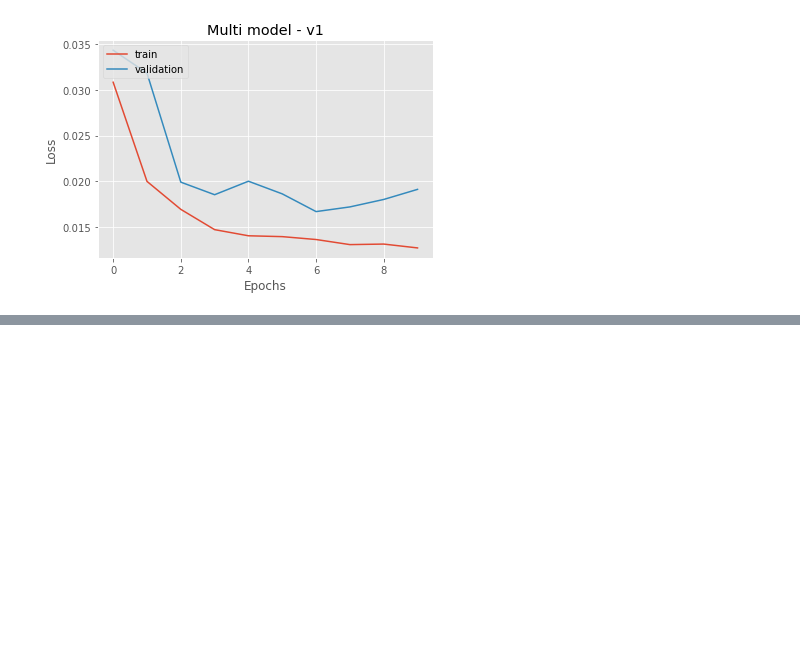
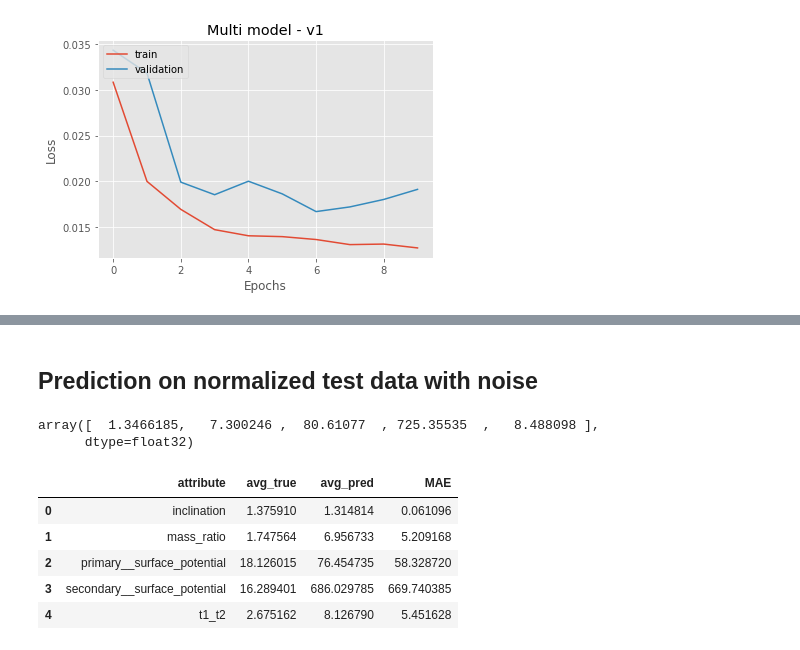
Before and after one commit to AdriNemcikova/DP, a Jupyter notebook: NORM_det_sel_concat.ipynb, the cells around one changed output, grey strips where cells are left out. Drawn from its saved outputs; the diff is of its cells as text; code cells hidden in the pictures; blank space fills up the shorter version.

```diff
--- a/NORM_det_sel_concat.ipynb
+++ b/NORM_det_sel_concat.ipynb
@@ -230,0 +242,12 @@ training_loss(history_multi)
+# %%
+# Adding noise to normalized test data
+X_test_n = []
+y_test_norm_n = []
+for i in range(len(X_test)):
+    for j in range(3):
+        curve = stochastic_noise_generator(X_test[i])
+        X_test_n.append(curve[0])
+        y_test_norm_n.append(y_test[i])
+        j += 1
+X_test_n = np.array(X_test_n)
+y_test_norm_n = np.array(y_test_norm_n)
@@ -230,0 +303,43 @@ training_loss(history_multi)
+# %% [markdown]
+## Prediction on normalized test data with noise
+# %%
+y_pred_norm_n = model_concat.predict(X_test_n)
+denorm_n = scaler.inverse_transform(y_pred_norm_n)
+denorm_n[0]
+# %% [output]
+array([  1.3466185,   7.300246 ,  80.61077  , 725.35535  ,   8.488098 ],
+      dtype=float32)
+# %%
+denorm_pred_n_df = pd.DataFrame(denorm_n,
+                            columns = [
+                                "inclination",
+                                "mass_ratio",
+                                "primary__surface_potential",
+                                "secondary__surface_potential",
+                                "t1_t2"
+                            ])
+pred_n_mean = denorm_pred_n_df.mean(axis=0)
+# %%
+y_test_n_denorm = scaler.inverse_transform(y_test_norm_n)
+y_test_norm_n_df = pd.DataFrame(y_test_n_denorm,
+                            columns = [
+                            "inclination",
+                            "mass_ratio",
+                            "primary__surface_potential",
+                            "secondary__surface_potential",
+                            "t1_t2"
+                            ])
+test_mean_n = y_test_norm_n_df.mean(axis=0)
+# %%
+eval_pred = pd.DataFrame({'attribute': test_mean_n.index,
+            'avg_true': test_mean_n.values,
+            'avg_pred': pred_n_mean.values,
+            'MAE': abs(test_mean_n.values - pred_n_mean.values)})
+eval_pred
+# %% [output]
+|  | attribute | avg_true | avg_pred | MAE |
+| 0 | inclination | 1.375910 | 1.314814 | 0.061096 |
+| 1 | mass_ratio | 1.747564 | 6.956733 | 5.209168 |
+| 2 | primary__surface_potential | 18.126015 | 76.454735 | 58.328720 |
+| 3 | secondary__surface_potential | 16.289401 | 686.029785 | 669.740385 |
+| 4 | t1_t2 | 2.675162 | 8.126790 | 5.451628 |
```
Also changed, not shown: parts of 9 cells of this notebook.
